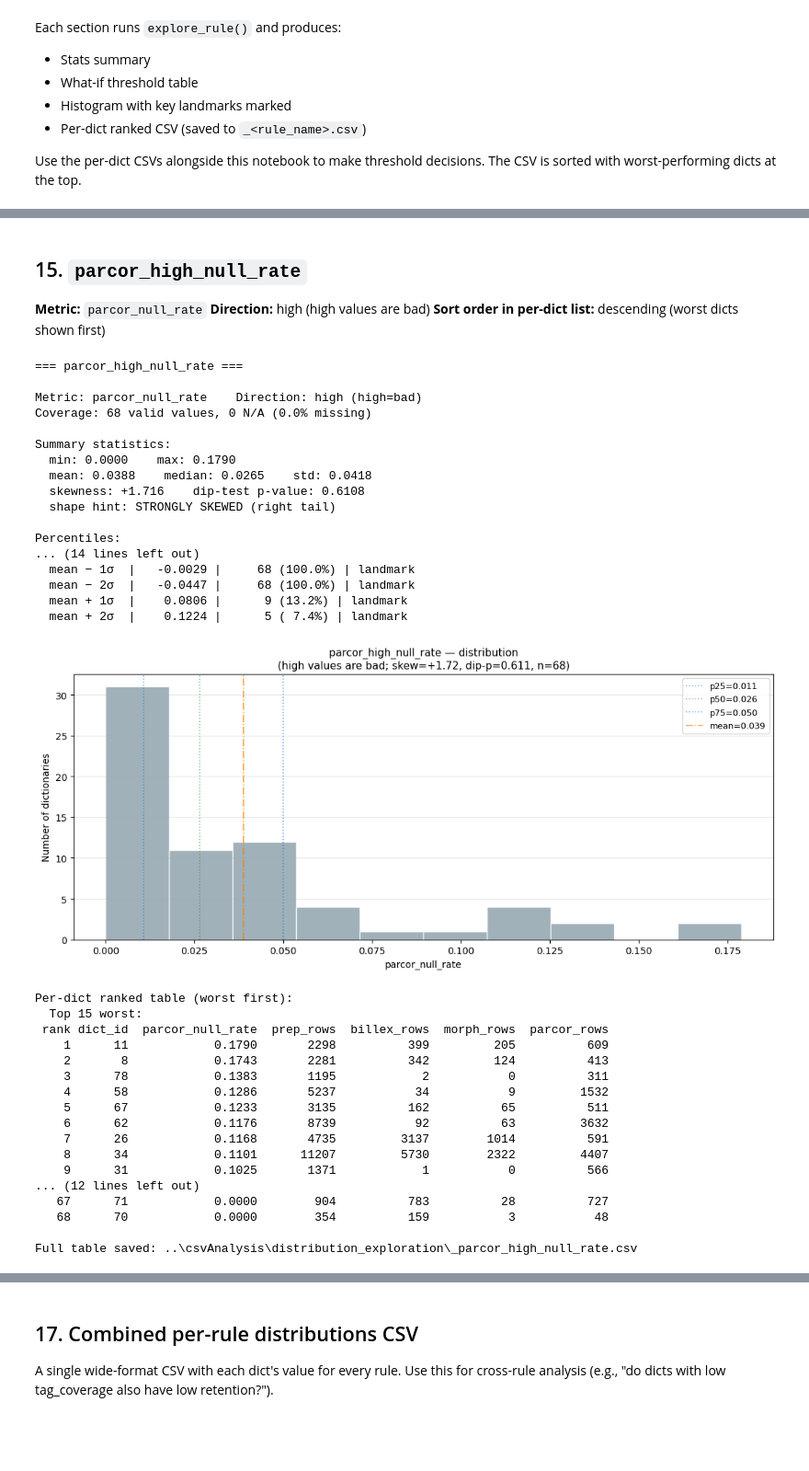
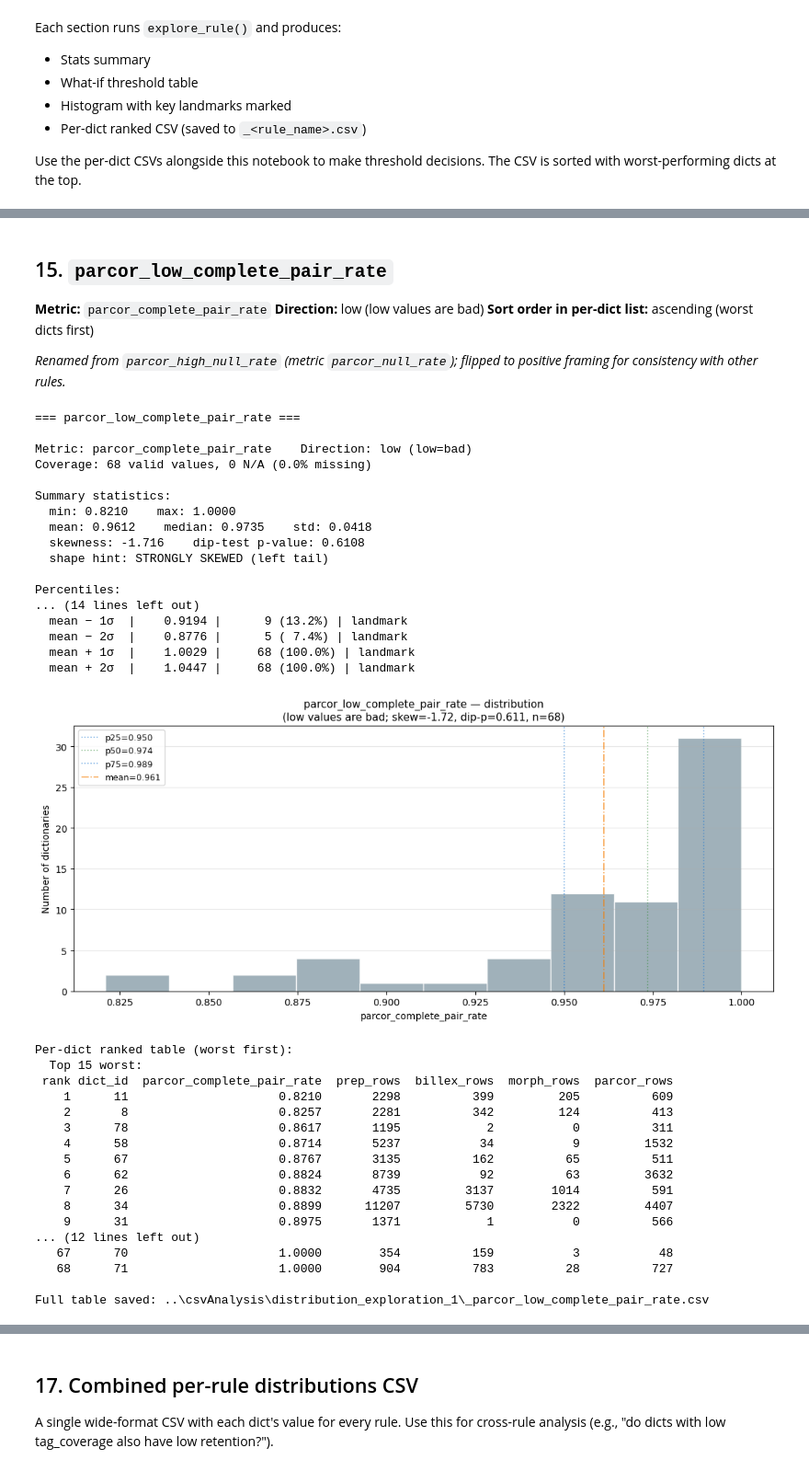
Before and after one commit to Pradiptaa/tugas-akhir-data-mining, a Jupyter notebook: TAEkstraksiKamus/postProcessing/Distribution Explorer (1).ipynb, the cells around one changed output, grey strips where cells are left out. Shown at 92% size. Drawn from its saved outputs; the diff is of its cells as text; code cells hidden in the pictures; blank space fills up the shorter version.

```diff
--- a/TAEkstraksiKamus/postProcessing/Distribution Explorer.ipynb
+++ b/TAEkstraksiKamus/postProcessing/Distribution Explorer (1).ipynb
@@ -83,7 +83,7 @@ DIRS = {
     "morph":  Path("../Ekstraksi/10. Morphology"),
     "parcor": Path("../Ekstraksi/11. Parallel Corpus"),
 }
-DST_DIR = Path("../csvAnalysis/distribution_exploration")
+DST_DIR = Path("../csvAnalysis/distribution_exploration_1")
 DST_DIR.mkdir(parents=True, exist_ok=True)
 RETENTION_MIN_PREP_ROWS = 100  # below this, retention is undefined
 
@@ -129,8 +129,8 @@ def collect_billex_metrics(path: Path, direction: Optional[int]) -> dict:
     multiword_ind_rate = ind_series.str.contains(r"\s", na=False, regex=True).mean()
     return {
         "billex_rows": n,
-        "billex_null_rate": round(float(null_rate), 4),
-        "billex_multiword_ind_rate": round(float(multiword_ind_rate), 4),
+        "billex_complete_pair_rate":      round(float(1 - null_rate), 4),
+        "billex_single_word_headword_rate": round(float(1 - multiword_ind_rate), 4),
     }
 
 
@@ -153,7 +153,7 @@ def collect_parcor_metrics(path: Path) -> dict:
     if n == 0:
         return {"parcor_rows": 0}
     if "kalimat_asal" not in df.columns or "kalimat_tujuan" not in df.columns:
-        return {"parcor_rows": n, "parcor_null_rate": 1.0}
+        return {"parcor_rows": n, "parcor_complete_pair_rate": 0.0}
     asal = df["kalimat_asal"].fillna("").astype(str)
     tujuan = df["kalimat_tujuan"].fillna("").astype(str)
     null_rate = df[["kalimat_asal", "kalimat_tujuan"]].isna().any(axis=1).mean()
@@ -164,9 +164,9 @@ def collect_parcor_metrics(path: Path) -> dict:
     short_rate = ((len_asal <= 2) | (len_tujuan <= 2)).mean()
     return {
         "parcor_rows": n,
-        "parcor_null_rate": round(float(null_rate), 4),
-        "parcor_placeholder_rate": round(float(ph_rate), 4),
-        "parcor_short_rate": round(float(short_rate), 4),
+        "parcor_complete_pair_rate": round(float(1 - null_rate), 4),
+        "parcor_valid_content_rate": round(float(1 - ph_rate), 4),
+        "parcor_valid_length_rate":  round(float(1 - short_rate), 4),
     }
 
 
@@ -926,49 +930,51 @@ Full table saved: ..\csvAnalysis\distribution_exploration\_parcor_low_retention.
 # %% [markdown]
-## 15. `parcor_high_null_rate`
+## 15. `parcor_low_complete_pair_rate`
 
-**Metric:** `parcor_null_rate`
-**Direction:** high (high values are bad)
-**Sort order in per-dict list:** descending (worst dicts shown first)
+**Metric:** `parcor_complete_pair_rate`
+**Direction:** low (low values are bad)
+**Sort order in per-dict list:** ascending (worst dicts first)
+
+_Renamed from `parcor_high_null_rate` (metric `parcor_null_rate`); flipped to positive framing for consistency with other rules._
 # %%
 explore_rule(
-    rule_name="parcor_high_null_rate",
-    metric_col="parcor_null_rate",
-    direction="high",
+    rule_name="parcor_low_complete_pair_rate",
+    metric_col="parcor_complete_pair_rate",
+    direction="low",
 )
 # %% [output]
-=== parcor_high_null_rate ===
+=== parcor_low_complete_pair_rate ===
 
-Metric: parcor_null_rate    Direction: high (high=bad)
+Metric: parcor_complete_pair_rate    Direction: low (low=bad)
 Coverage: 68 valid values, 0 N/A (0.0% missing)
 
 Summary statistics:
-  min: 0.0000    max: 0.1790
-  mean: 0.0388    median: 0.0265    std: 0.0418
-  skewness: +1.716    dip-test p-value: 0.6108
-  shape hint: STRONGLY SKEWED (right tail)
+  min: 0.8210    max: 1.0000
+  mean: 0.9612    median: 0.9735    std: 0.0418
+  skewness: -1.716    dip-test p-value: 0.6108
+  shape hint: STRONGLY SKEWED (left tail)
 
 Percentiles:
 ... (14 lines left out)
-  mean − 1σ  |   -0.0029 |     68 (100.0%) | landmark
-  mean − 2σ  |   -0.0447 |     68 (100.0%) | landmark
-  mean + 1σ  |    0.0806 |      9 (13.2%) | landmark
-  mean + 2σ  |    0.1224 |      5 ( 7.4%) | landmark
+  mean − 1σ  |    0.9194 |      9 (13.2%) | landmark
+  mean − 2σ  |    0.8776 |      5 ( 7.4%) | landmark
+  mean + 1σ  |    1.0029 |     68 (100.0%) | landmark
+  mean + 2σ  |    1.0447 |     68 (100.0%) | landmark
-[figure, old version]
+[figure, new version]
 Per-dict ranked table (worst first):
   Top 15 worst:
- rank dict_id  parcor_null_rate  prep_rows  billex_rows  morph_rows  parcor_rows
-    1      11            0.1790       2298          399         205          609
-    2       8            0.1743       2281          342         124          413
-    3      78            0.1383       1195            2           0          311
-    4      58            0.1286       5237           34           9         1532
-    5      67            0.1233       3135          162          65          511
-    6      62            0.1176       8739           92          63         3632
-    7      26            0.1168       4735         3137        1014          591
-    8      34            0.1101      11207         5730        2322         4407
-    9      31            0.1025       1371            1           0          566
+ rank dict_id  parcor_complete_pair_rate  prep_rows  billex_rows  morph_rows  parcor_rows
+    1      11                     0.8210       2298          399         205          609
+    2       8                     0.8257       2281          342         124          413
+    3      78                     0.8617       1195            2           0          311
+    4      58                     0.8714       5237           34           9         1532
+    5      67                     0.8767       3135          162          65          511
+    6      62                     0.8824       8739           92          63         3632
+    7      26                     0.8832       4735         3137        1014          591
+    8      34                     0.8899      11207         5730        2322         4407
+    9      31                     0.8975       1371            1           0          566
 ... (12 lines left out)
-   67      71            0.0000        904          783          28          727
-   68      70            0.0000        354          159           3           48
+   67      70                     1.0000        354          159           3           48
+   68      71                     1.0000        904          783          28          727
 
-Full table saved: ..\csvAnalysis\distribution_exploration\_parcor_high_null_rate.csv
+Full table saved: ..\csvAnalysis\distribution_exploration_1\_parcor_low_complete_pair_rate.csv
 # %% [markdown]
```
Also changed, not shown: parts of 27 cells of this notebook, 20 other files.
